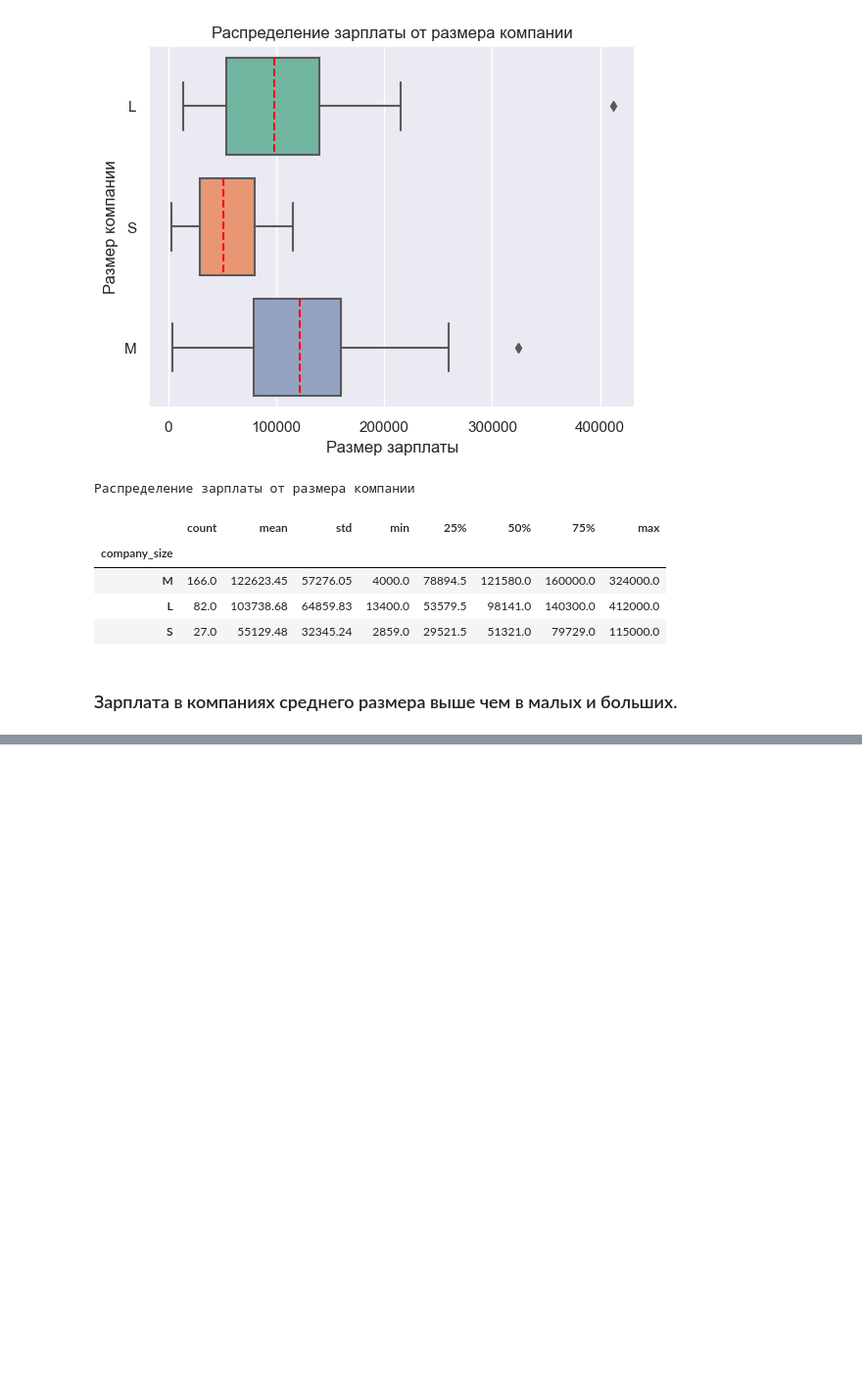
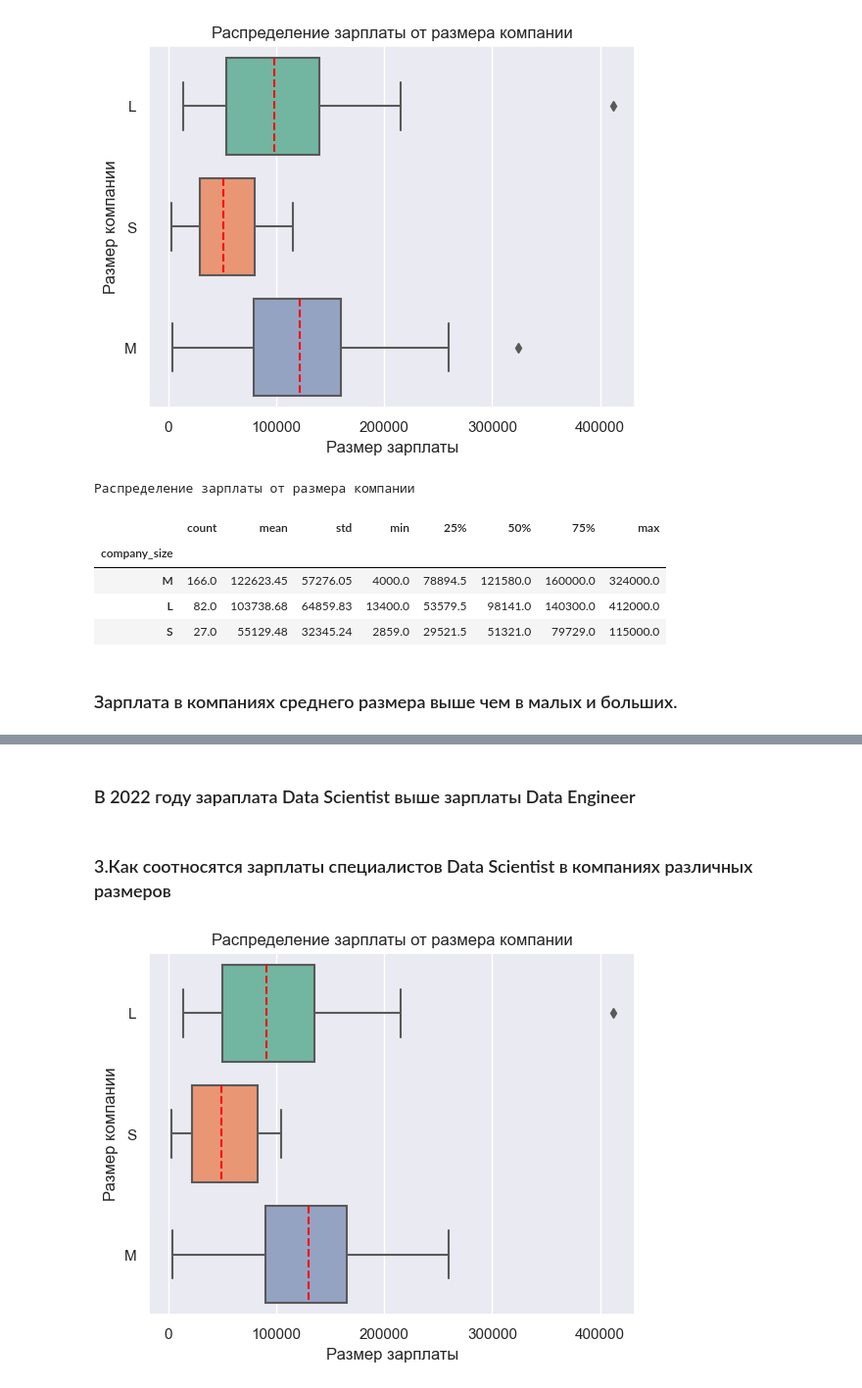
Before and after one commit to vzml/data_science, a Jupyter notebook: new/Task_EDA_vale.ipynb, the cells around one changed output, grey strips where cells are left out. Shown at 98% size. Drawn from its saved outputs; the diff is of its cells as text; code cells hidden in the pictures; blank space fills up the shorter version.

```diff
--- a/new/Task_EDA_vale.ipynb
+++ b/new/Task_EDA_vale.ipynb
@@ -290,0 +313,11 @@ data_agg.sort_values(by='mean', ascending=False)
+# %% [markdown]
+### В 2022 году зараплата Data Scientist выше зарплаты Data Engineer
+# %% [markdown]
+### 3.Как соотносятся зарплаты специалистов Data Scientist в компаниях различных размеров
+# %%
+ax = sns.boxplot(data_clear1, x='salary_in_usd', y='company_size', orient='h', medianprops={"color": "red", "linestyle": '--'})
+ax.set(xlabel='Размер зарплаты', ylabel='Размер компании')
+plt.title('Распределение зарплаты от размера компании')
+plt.show()
+# %% [output]
+[figure, added]
```
Also changed, not shown: parts of 26 cells of this notebook.
